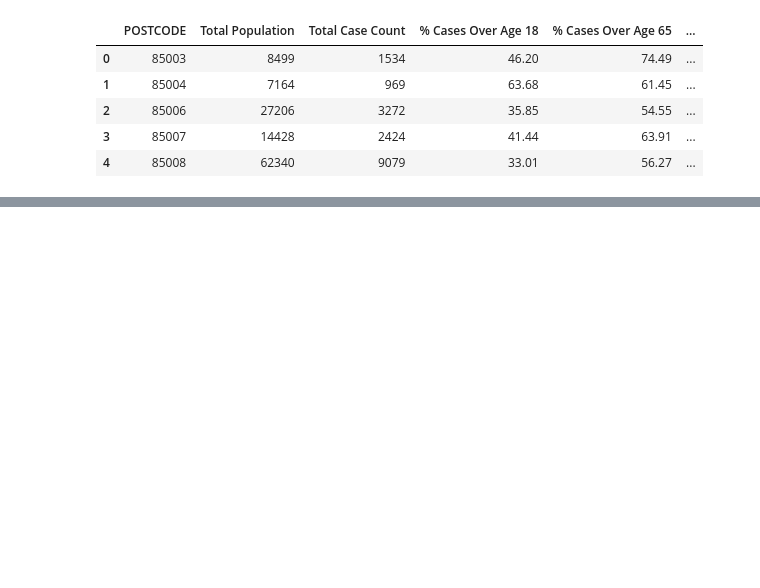
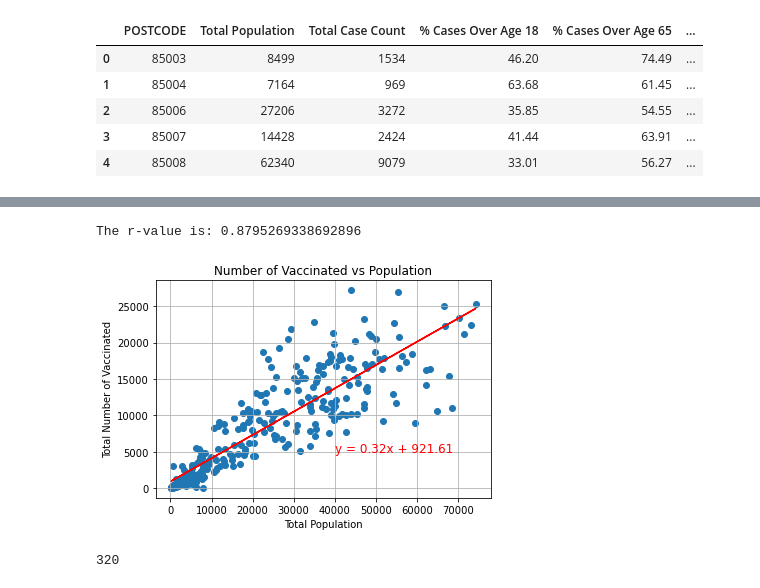
Before and after one commit to ashparra97/project1-collab, a Jupyter notebook: Vaccine_Data_Jason.ipynb, the cells around one changed output, grey strips where cells are left out. Cells and saved outputs as stored; diff of their text form; code cells hidden in the pictures; blank space fills up the shorter version.

```diff
--- a/Vaccine_Data_Jason.ipynb
+++ b/Vaccine_Data_Jason.ipynb
@@ -107,0 +172,24 @@ for i in range(len(main_df.index)):
+# %%
+# Graph the scatterplot
+plt.scatter(population, vaccines)
+plt.ylabel("Total Number of Vaccinated")
+plt.xlabel("Total Population")
+plt.title("Number of Vaccinated vs Population")
+plt.grid(True)
+# Calculating line regression
+(slope, intercept, rvalue, pvalue, stderr) = linregress(population, vaccines)
+regress_values = population * slope + intercept
+line_eq = f"y = {round(slope, 2)}x + {round(intercept, 2)}"
+# Line plot
+plt.plot(population, regress_values, color="red")
+plt.annotate(line_eq, (40000, 5000), fontsize=12, color="red")
+# Print r-value and show plot
+print(f"The r-value is: {rvalue}")
+plt.show()
+# %% [output]
+The r-value is: 0.8795269338692896
+[figure, added]
+# %%
+main_df["Total Cases Category"].count()
+# %% [output]
+320
```
Also changed, not shown: parts of 6 cells of this notebook.
